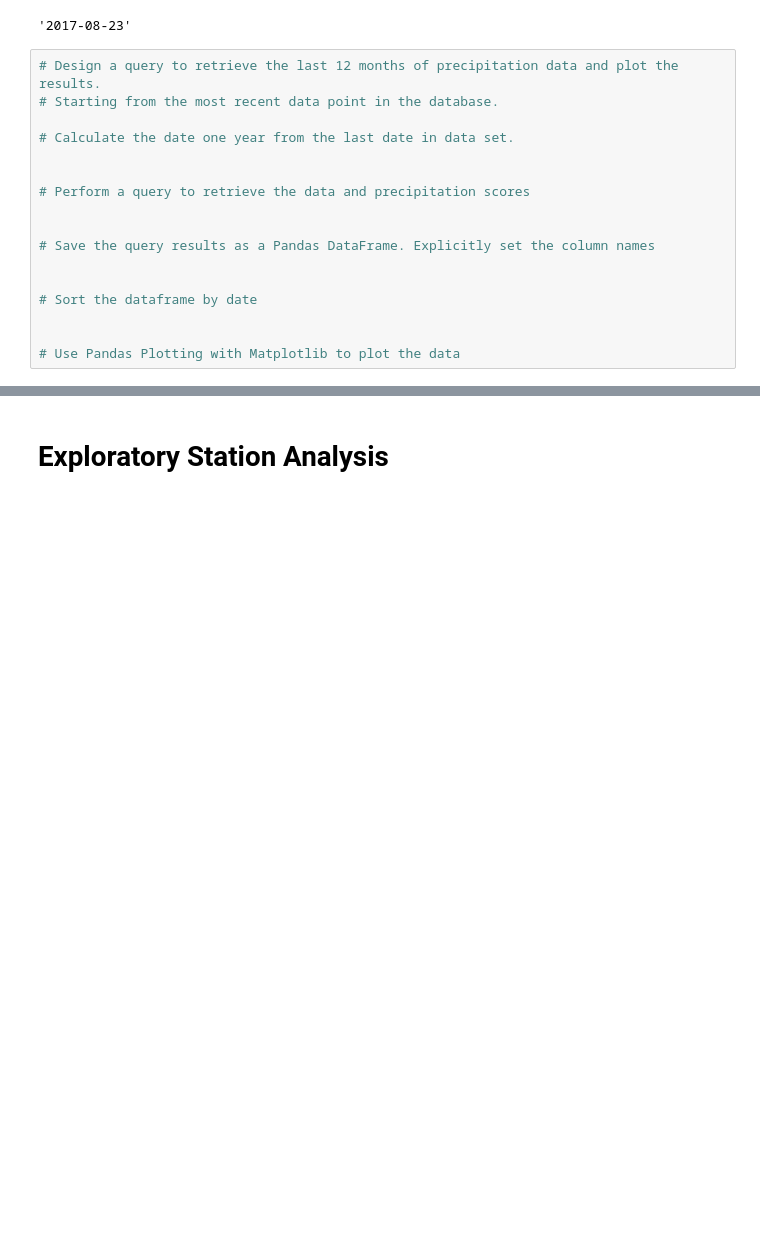
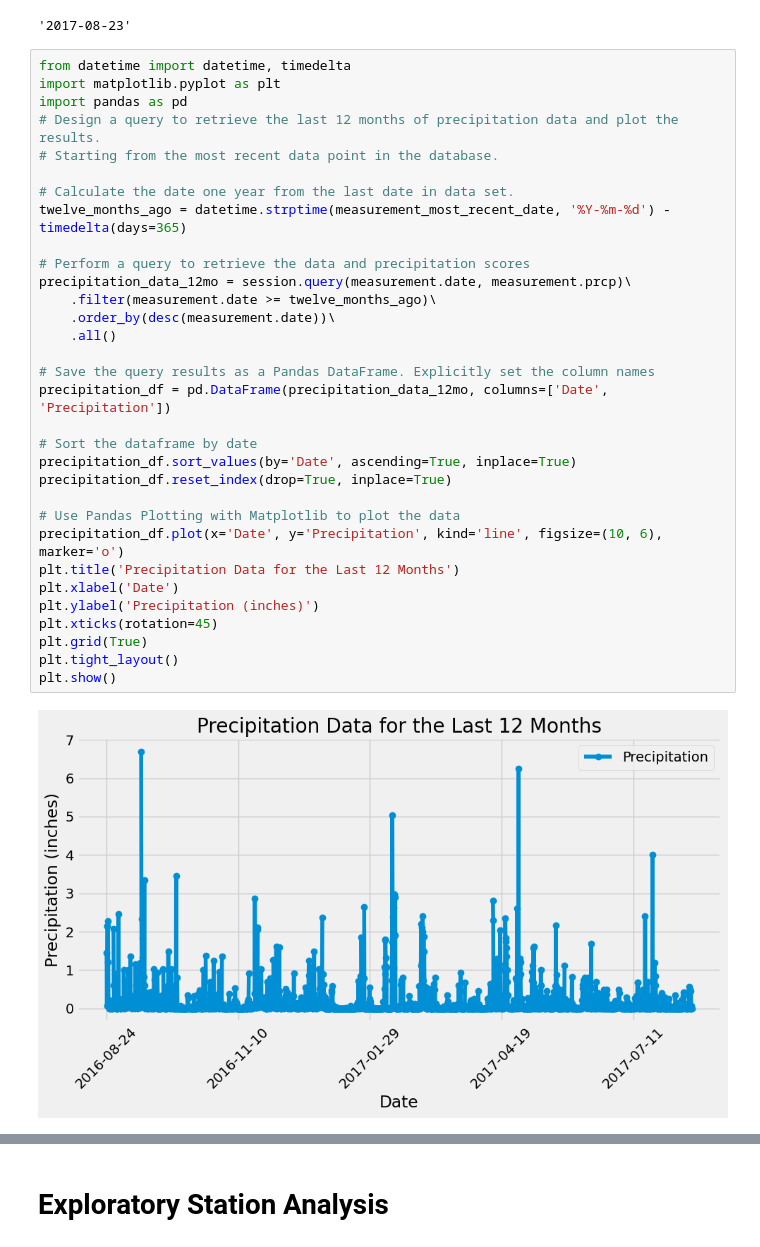
Before and after one commit to DanOMearaWD/sqlalchemy-challenge, a Jupyter notebook: SurfsUp/climate_starter.ipynb, the cells around one changed output, grey strips where cells are left out. Saved outputs shown, nothing was run; the diff lists cells and outputs as text; blank space fills up the shorter version.

```diff
--- a/SurfsUp/climate_starter.ipynb
+++ b/SurfsUp/climate_starter.ipynb
@@ -61,21 +61,38 @@ measurement_most_recent_date
 # %% [output]
 '2017-08-23'
 # %%
+from datetime import datetime, timedelta
+import matplotlib.pyplot as plt
+import pandas as pd
 # Design a query to retrieve the last 12 months of precipitation data and plot the results.
 # Starting from the most recent data point in the database.
 
 # Calculate the date one year from the last date in data set.
-
+twelve_months_ago = datetime.strptime(measurement_most_recent_date, '%Y-%m-%d') - timedelta(days=365)
 
 # Perform a query to retrieve the data and precipitation scores
-
+precipitation_data_12mo = session.query(measurement.date, measurement.prcp)\
+    .filter(measurement.date >= twelve_months_ago)\
+    .order_by(desc(measurement.date))\
+    .all()
 
 # Save the query results as a Pandas DataFrame. Explicitly set the column names
-
+precipitation_df = pd.DataFrame(precipitation_data_12mo, columns=['Date', 'Precipitation'])
 
 # Sort the dataframe by date
-
+precipitation_df.sort_values(by='Date', ascending=True, inplace=True)
+precipitation_df.reset_index(drop=True, inplace=True)
 
 # Use Pandas Plotting with Matplotlib to plot the data
+precipitation_df.plot(x='Date', y='Precipitation', kind='line', figsize=(10, 6), marker='o')
+plt.title('Precipitation Data for the Last 12 Months')
+plt.xlabel('Date')
+plt.ylabel('Precipitation (inches)')
+plt.xticks(rotation=45)
+plt.grid(True)
+plt.tight_layout()
+plt.show()
+# %% [output]
+[figure, added]
 # %%
 # Use Pandas to calculate the summary statistics for the precipitation data
```
Also changed, not shown: parts of 8 cells of this notebook.
